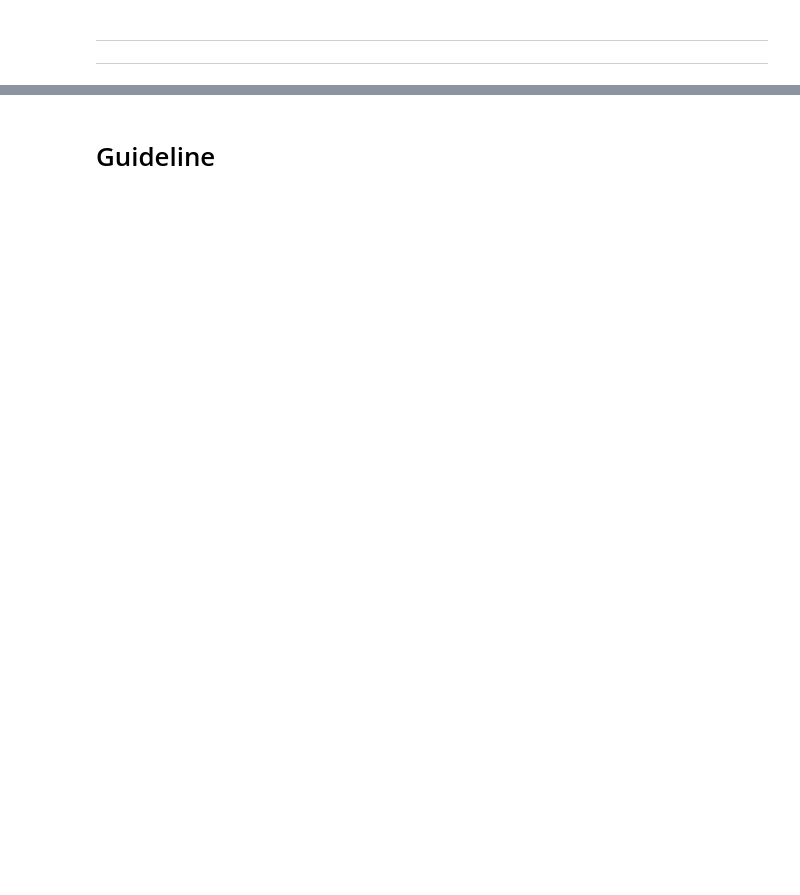
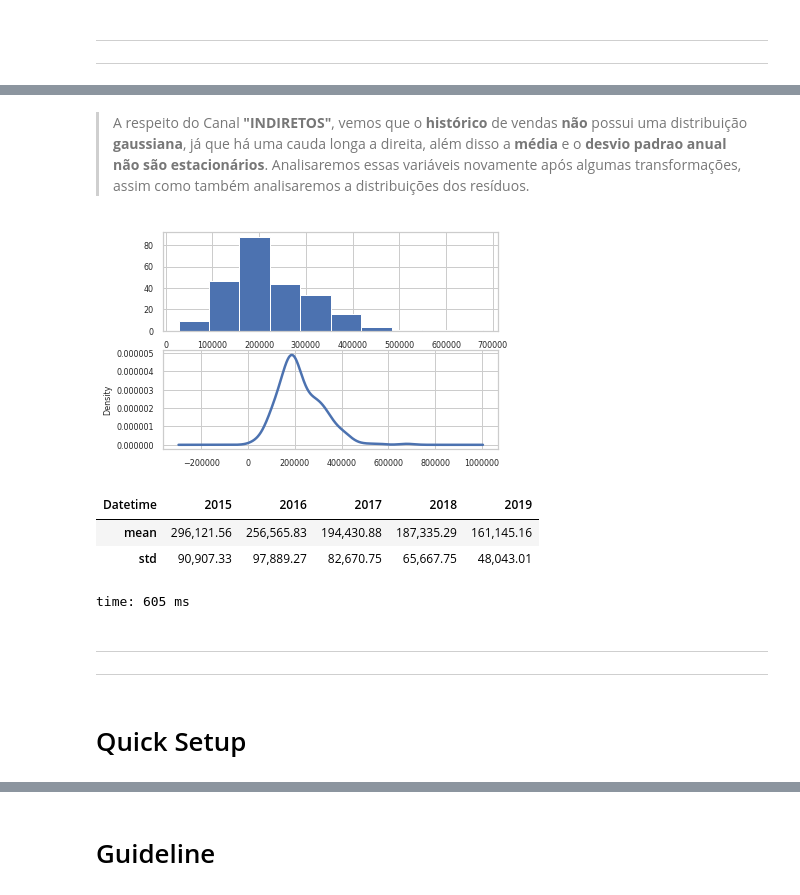
Before and after one commit to nbarbosa-git/Desafio-Cola-Cola-Sofazao, a Jupyter notebook: DesafioPeta_Sofazao.ipynb, the cells around one changed output, grey strips where cells are left out. Cells and saved outputs as stored; diff of their text form; code cells hidden in the pictures; blank space fills up the shorter version.

```diff
--- a/DesafioPeta_Sofazao.ipynb
+++ b/DesafioPeta_Sofazao.ipynb
@@ -646,0 +594,26 @@ pandas.core.series.Series
+# %% [markdown]
+> A respeito do Canal **"INDIRETOS"**, vemos que o **histórico** de vendas **não** possui uma distribuição **gaussiana**, já que há uma cauda longa a direita, além disso a **média** e o **desvio padrao anual** **não são estacionários**. Analisaremos essas variáveis novamente após algumas transformações, assim como também analisaremos a distribuições dos resíduos.
+# %%
+pyplot.figure(1)
+pyplot.subplot(211)
+canais['INDIRETOS'].hist()
+pyplot.subplot(212)
+canais['INDIRETOS'].plot(kind='kde')
+pyplot.show()
+canais.groupby(canais.index.year)['INDIRETOS'].agg(['mean', 'std']).T
+# %% [output]
+[figure, added]
+| Datetime | 2015 | 2016 | 2017 | 2018 | 2019 |
+| mean | 296,121.56 | 256,565.83 | 194,430.88 | 187,335.29 | 161,145.16 |
+| std | 90,907.33 | 97,889.27 | 82,670.75 | 65,667.75 | 48,043.01 |
+time: 605 ms
+# %% [markdown]
+
+
+---
+
+
+
+---
+# %% [markdown]
+# Quick Setup
```
Also changed, not shown: parts of 120 cells of this notebook.
